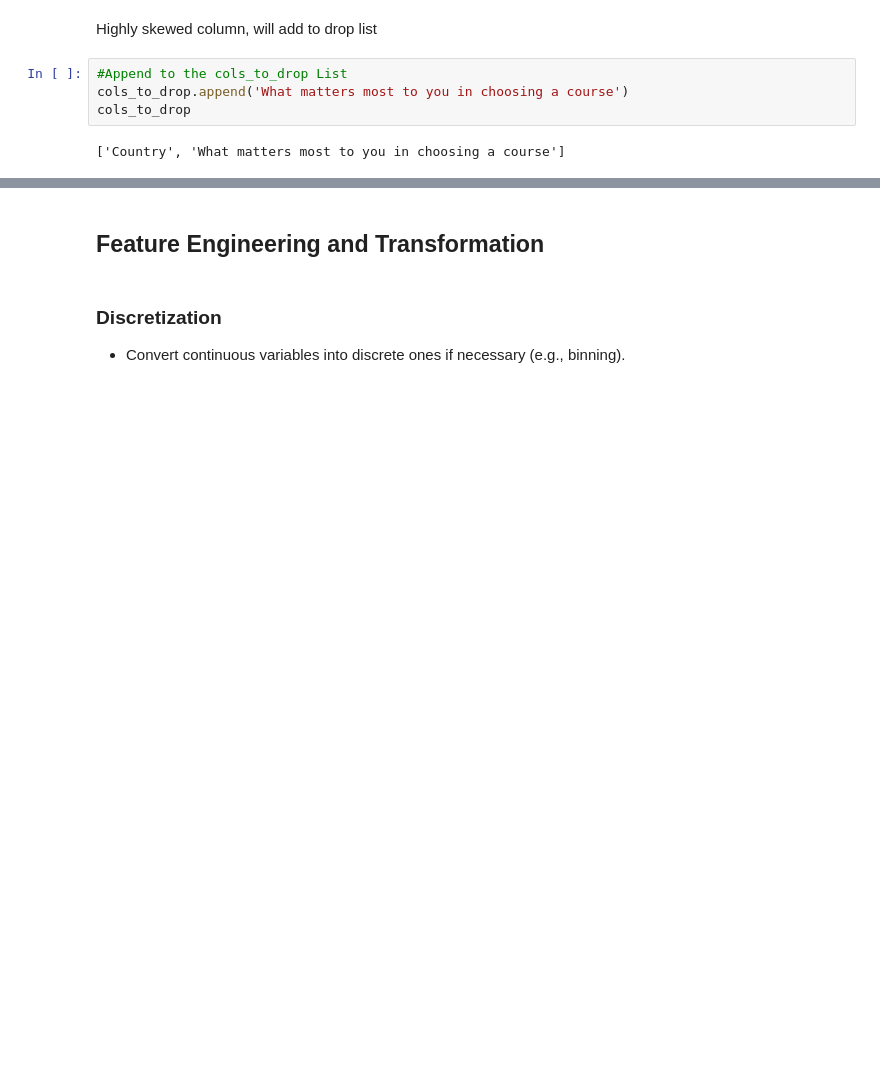
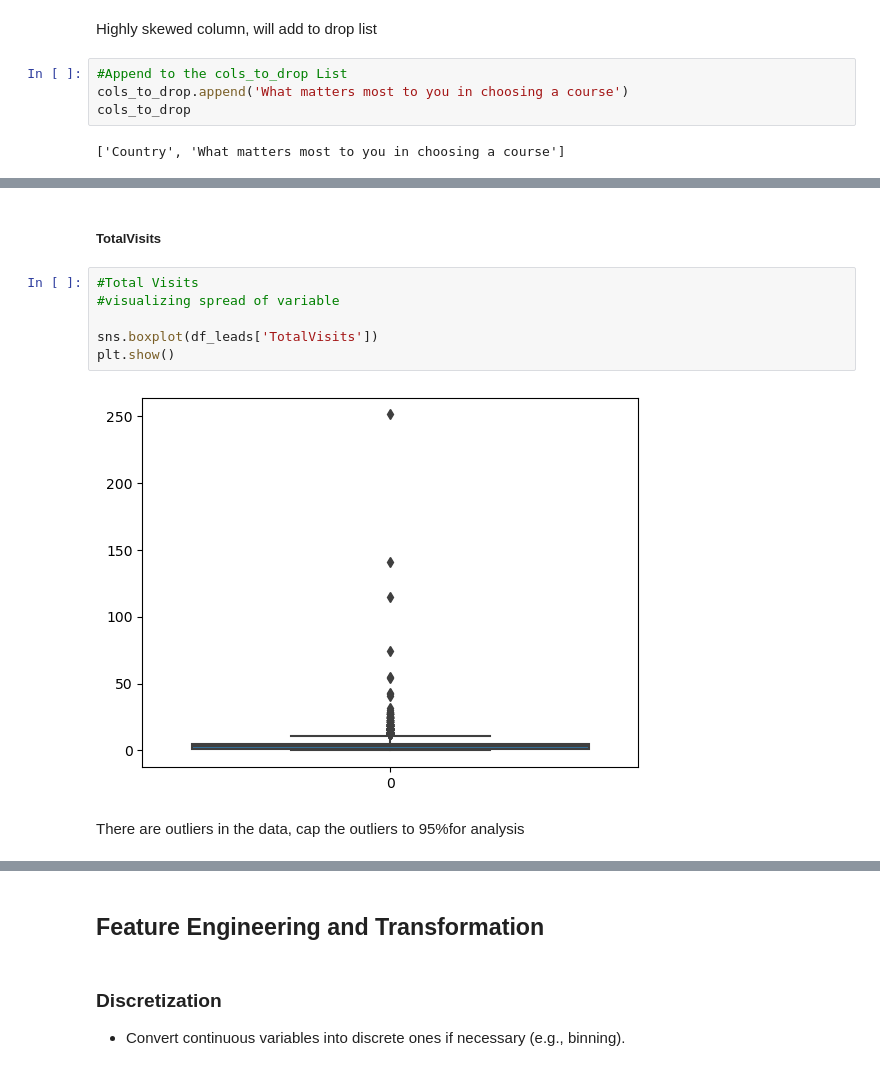
Before and after one commit to yuledez/Project_4_lead_scoring, a Jupyter notebook: lead_scoring_project4_YL.ipynb, the cells around one changed output, grey strips where cells are left out. Cells and saved outputs as stored; diff of their text form; blank space fills up the shorter version.

```diff
--- a/lead_scoring_project4_YL.ipynb
+++ b/lead_scoring_project4_YL.ipynb
@@ -631,0 +669,12 @@ print(df_null_dtype_numeric_with_nulls)
+# %% [markdown]
+##### TotalVisits
+# %%
+#Total Visits
+#visualizing spread of variable
+
+sns.boxplot(df_leads['TotalVisits'])
+plt.show()
+# %% [output]
+[figure, added]
+# %% [markdown]
+There are outliers in the data, cap the outliers to 95%for analysis
```
Also changed, not shown: parts of 40 cells of this notebook.
